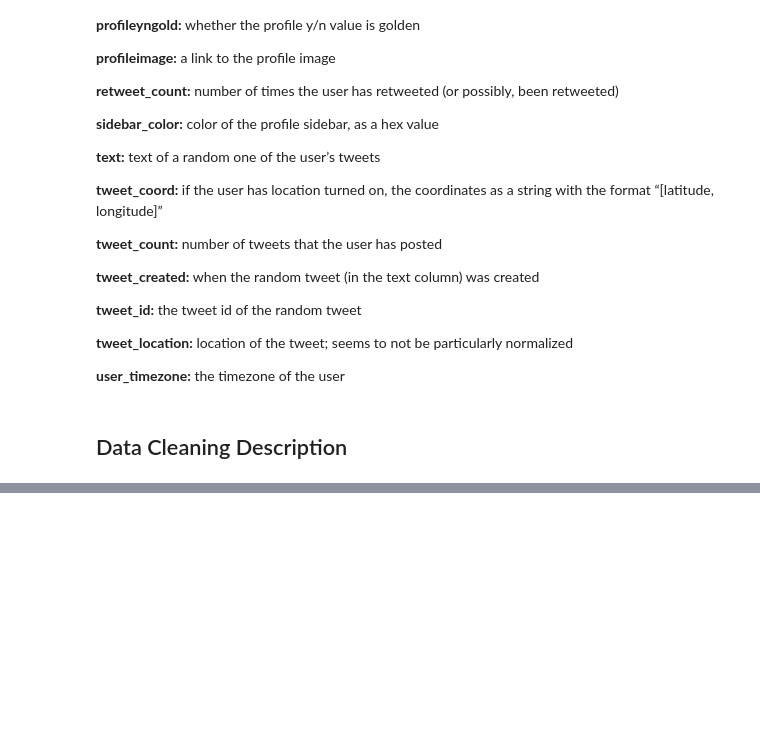
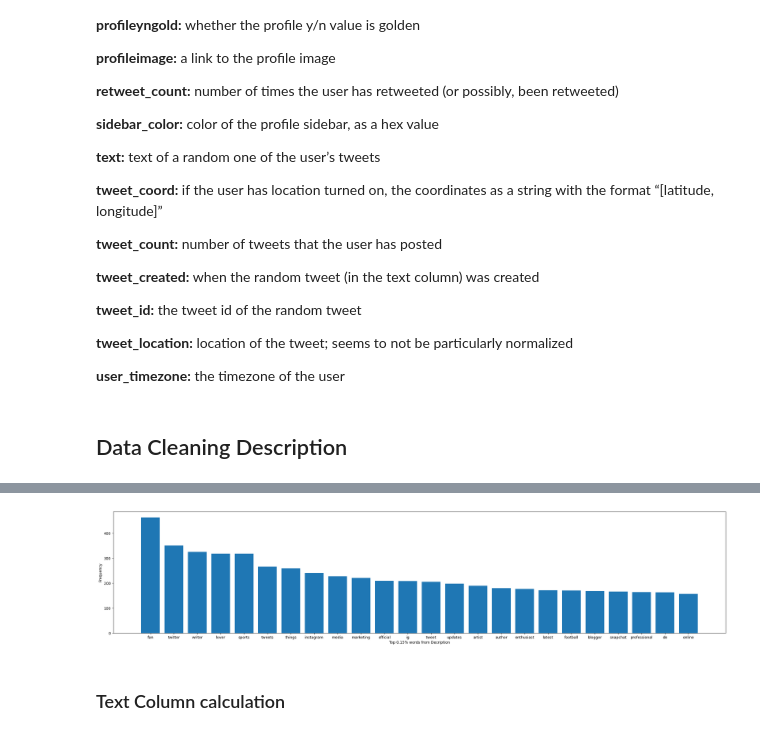
Before and after one commit to mtafadar/The_Enigma_Ensamble, a Jupyter notebook: CS_483_Project_Coding_Stress_Detection.ipynb, the cells around one changed output, grey strips where cells are left out. Saved outputs shown, nothing was run; the diff lists cells and outputs as text; code cells hidden in the pictures; blank space fills up the shorter version.

```diff
--- a/CS_483_Project_Coding_Stress_Detection.ipynb
+++ b/CS_483_Project_Coding_Stress_Detection.ipynb
@@ -283,0 +1445,6 @@ twitter_Frame.head(10)
+# %%
+def getSumDict(my_dict):
+  sum = 0;
+  for i in my_dict:
+    sum += my_dict[i]
+  return sum
@@ -283,0 +1453,26 @@ twitter_Frame.head(10)
+# %%
+wordDescFreq = {}
+twitterString = twitter_Frame.astype(str)
+desWords = twitterString['description'].apply(str.lower).str.split()
+
+for tweet in desWords:
+  for word in tweet:
+    word = remover(word)
+
+    if word != '' and word != 'nan':
+      if word in wordDescFreq:
+        wordDescFreq[word] += 1
+      else:
+        wordDescFreq[word] = 1
+
+wordDescFreqSorted = sorted(wordDescFreq.items(), key=lambda x:x[1], reverse=True)
+wordDescFreqSortedDict = dict(wordDescFreqSorted)
+# %%
+filteredDescFreq = removeCommon(wordDescFreqSortedDict)
+
+sumFilteredDesc = getSumDict(filteredDescFreq)
+
+# filteredDescFreq
+# %%
+descPercent = greaterPercent(wordDescFreqSortedDict, sumFilteredDesc, 0.15)
+descPercent
@@ -283,0 +1497,14 @@ twitter_Frame.head(10)
+# %%
+names = list(descPercent.keys())
+values = list(descPercent.values())
+
+plt.figure(figsize=(30,6))
+plt.xlabel("Top 0.15% words from Decription")
+plt.ylabel("Frequency")
+plt.bar(range(len(descPercent)), values, tick_label=names)
+
+plt.show()
+# %% [output]
+[figure, added]
+# %% [markdown]
+### Text Column calculation
```
Also changed, not shown: parts of 32 cells of this notebook.
